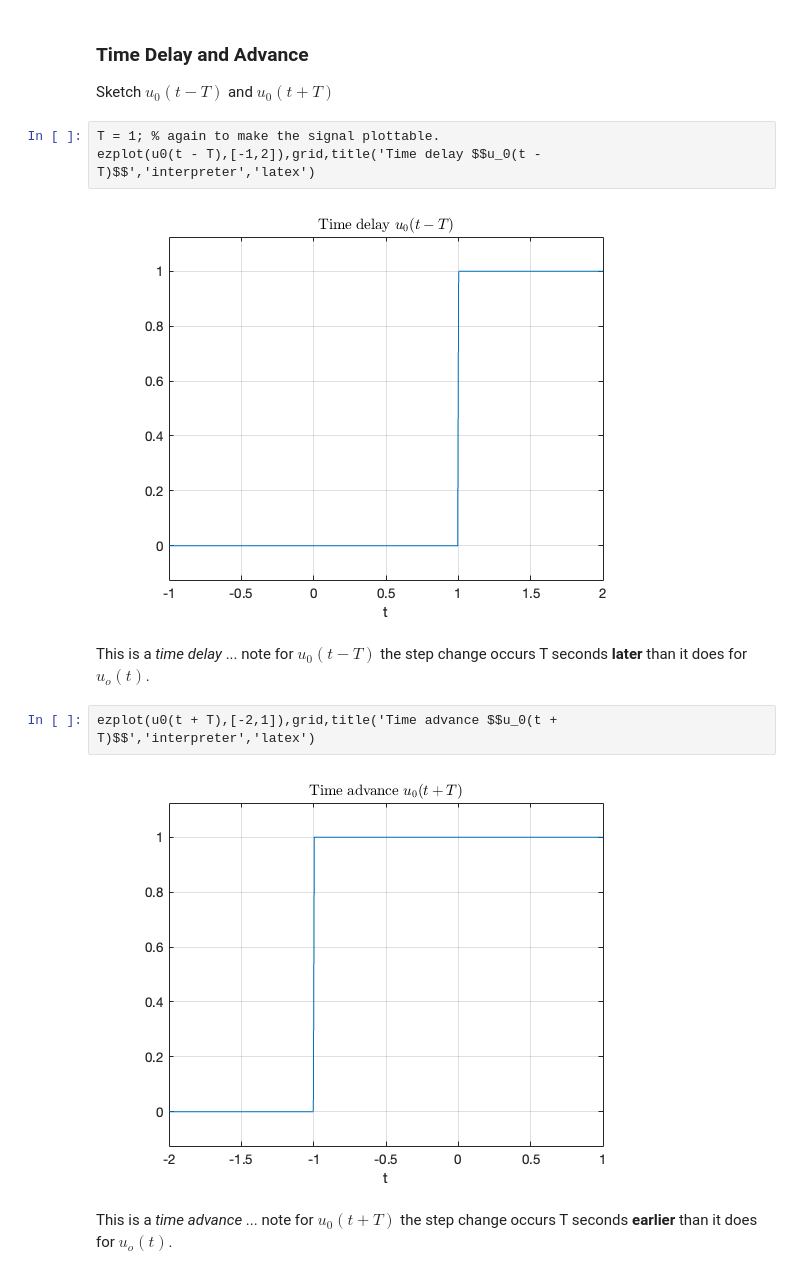
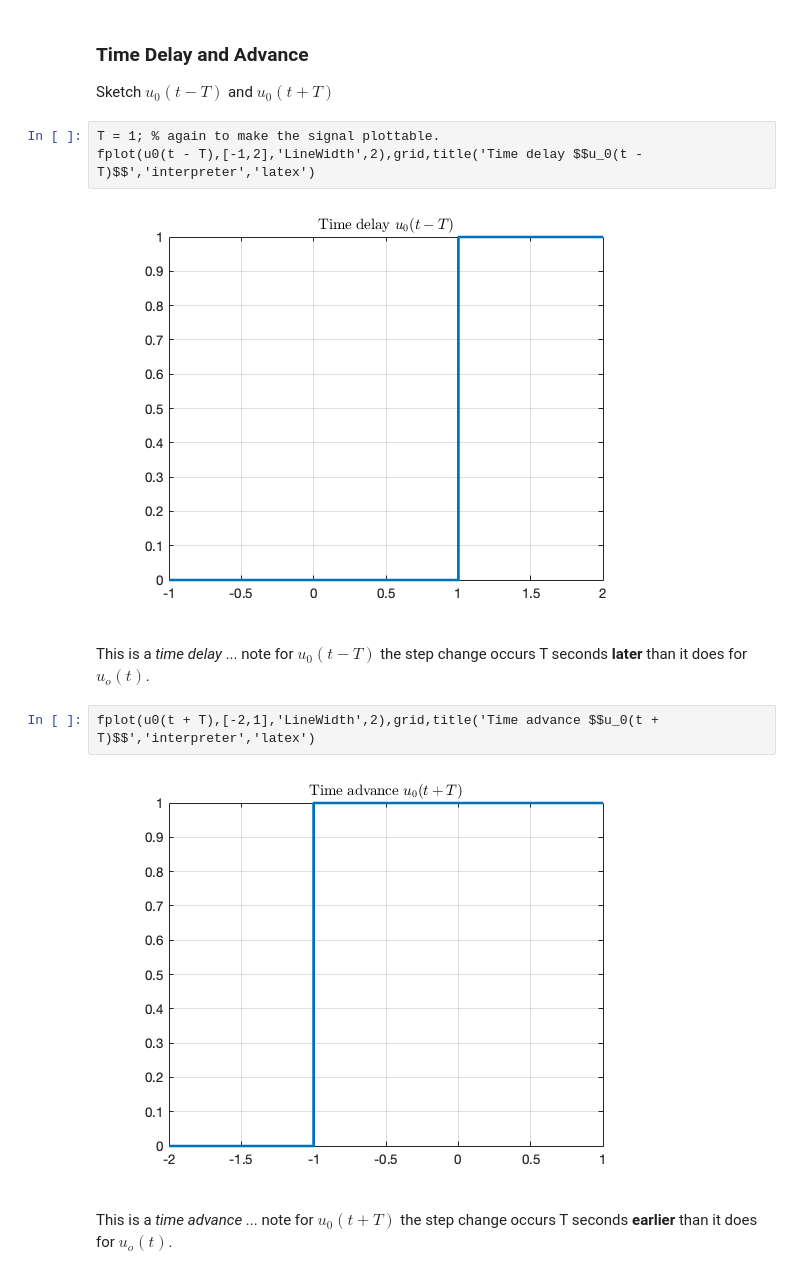
Before and after one commit to cpjobling/eg-150-textbook, a Jupyter notebook: _sources/signals_and_systems/elementary_signals/index.ipynb, the cells around one changed output. Saved outputs shown, nothing was run; the diff lists cells and outputs as text.

```diff
--- a/_sources/signals_and_systems/elementary_signals/index.ipynb
+++ b/_sources/signals_and_systems/elementary_signals/index.ipynb
@@ -113,15 +114,15 @@ The sign on the function argument $-t$ causes the whole signal to be reversed in
 Sketch $u_0(t-T)$ and $u_0(t+T)$
 # %%
 T = 1; % again to make the signal plottable.
-ezplot(u0(t - T),[-1,2]),grid,title('Time delay $$u_0(t - T)$$','interpreter','latex')
+fplot(u0(t - T),[-1,2],'LineWidth',2),grid,title('Time delay $$u_0(t - T)$$','interpreter','latex')
 # %% [output]
-[figure, old version]
+[figure, new version]
 # %% [markdown]
 This is a *time delay* ... note for $u_0(t - T)$ the step change occurs T seconds **later** than it does for $u_o(t)$.
 # %%
-ezplot(u0(t + T),[-2,1]),grid,title('Time advance $$u_0(t + T)$$','interpreter','latex')
+fplot(u0(t + T),[-2,1],'LineWidth',2),grid,title('Time advance $$u_0(t + T)$$','interpreter','latex')
 # %% [output]
-[figure, old version]
+[figure, new version]
 # %% [markdown]
 This is a *time advance* ... note for $u_0(t + T)$ the step change occurs T seconds **earlier** than it does for $u_o(t)$.
 # %% [markdown]
```
Also changed, not shown: parts of 6 cells of this notebook, 42 other files.
